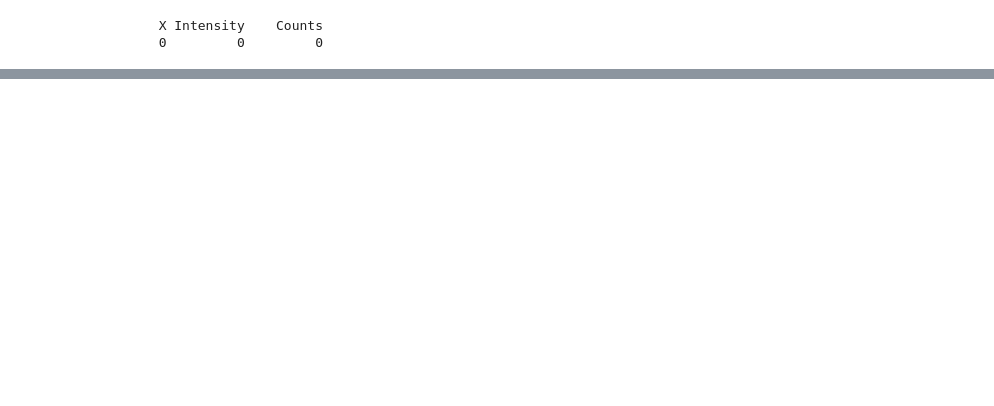
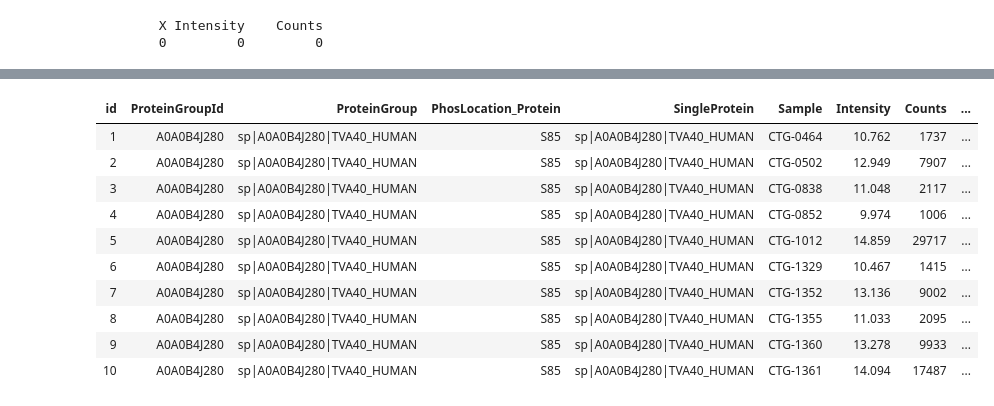
Before and after one commit to meg-bit/proteomics, a Jupyter notebook: test_caller.ipynb, the cells around one changed output, grey strips where cells are left out. Drawn from its saved outputs; the diff is of its cells as text; code cells hidden in the pictures; blank space fills up the shorter version.

```diff
--- a/test_caller.ipynb
+++ b/test_caller.ipynb
@@ -79,0 +89,15 @@ NAs_persamp
+# %%
+phos <- read.csv("./data/Protein_phos_data.csv")
+head(phos, 10)
+# %% [output]
+| id | ProteinGroupId | ProteinGroup | PhosLocation_Protein | SingleProtein | Sample | Intensity | Counts | ... |
+| 1 | A0A0B4J280 | sp|A0A0B4J280|TVA40_HUMAN | S85 | sp|A0A0B4J280|TVA40_HUMAN | CTG-0464 | 10.762 | 1737 | ... |
+| 2 | A0A0B4J280 | sp|A0A0B4J280|TVA40_HUMAN | S85 | sp|A0A0B4J280|TVA40_HUMAN | CTG-0502 | 12.949 | 7907 | ... |
+| 3 | A0A0B4J280 | sp|A0A0B4J280|TVA40_HUMAN | S85 | sp|A0A0B4J280|TVA40_HUMAN | CTG-0838 | 11.048 | 2117 | ... |
+| 4 | A0A0B4J280 | sp|A0A0B4J280|TVA40_HUMAN | S85 | sp|A0A0B4J280|TVA40_HUMAN | CTG-0852 | 9.974 | 1006 | ... |
+| 5 | A0A0B4J280 | sp|A0A0B4J280|TVA40_HUMAN | S85 | sp|A0A0B4J280|TVA40_HUMAN | CTG-1012 | 14.859 | 29717 | ... |
+| 6 | A0A0B4J280 | sp|A0A0B4J280|TVA40_HUMAN | S85 | sp|A0A0B4J280|TVA40_HUMAN | CTG-1329 | 10.467 | 1415 | ... |
+| 7 | A0A0B4J280 | sp|A0A0B4J280|TVA40_HUMAN | S85 | sp|A0A0B4J280|TVA40_HUMAN | CTG-1352 | 13.136 | 9002 | ... |
+| 8 | A0A0B4J280 | sp|A0A0B4J280|TVA40_HUMAN | S85 | sp|A0A0B4J280|TVA40_HUMAN | CTG-1355 | 11.033 | 2095 | ... |
+| 9 | A0A0B4J280 | sp|A0A0B4J280|TVA40_HUMAN | S85 | sp|A0A0B4J280|TVA40_HUMAN | CTG-1360 | 13.278 | 9933 | ... |
+| 10 | A0A0B4J280 | sp|A0A0B4J280|TVA40_HUMAN | S85 | sp|A0A0B4J280|TVA40_HUMAN | CTG-1361 | 14.094 | 17487 | ... |
```
Also changed, not shown: parts of 7 cells of this notebook, 1 other file.
